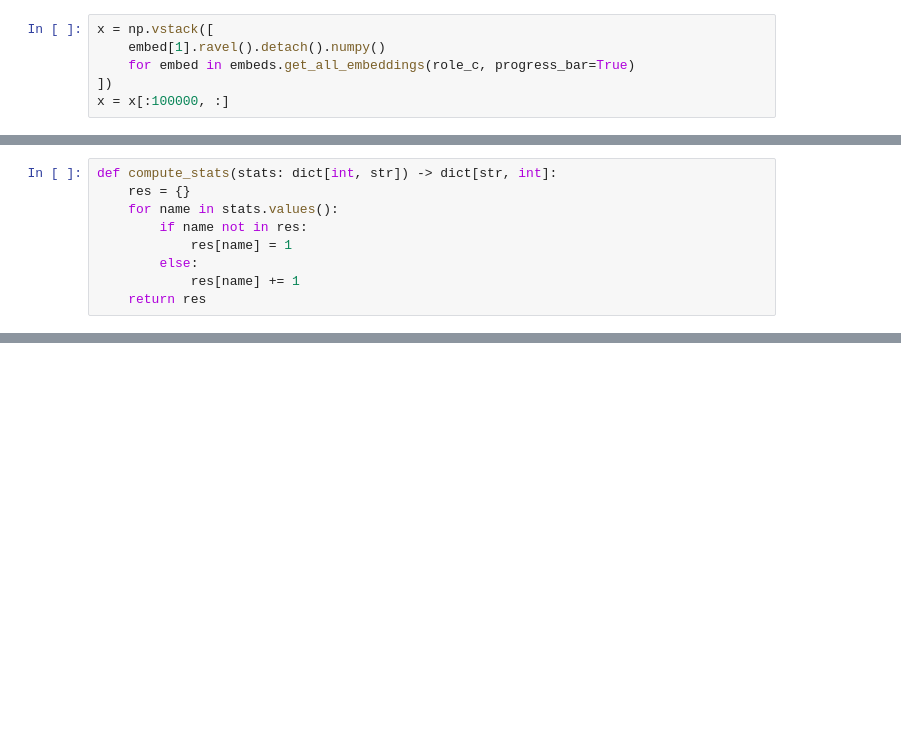
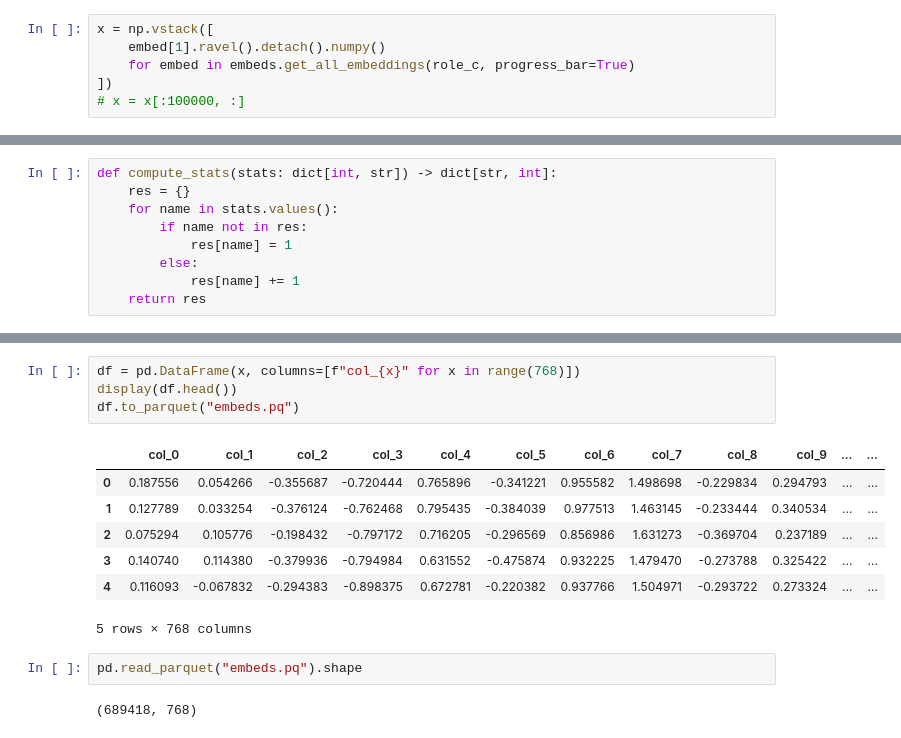
Before and after one commit to mr-birkenblatt/clotho, a Jupyter notebook: notebooks/fann.ipynb, the cells around one changed output, grey strips where cells are left out. Cells and saved outputs as stored; diff of their text form; blank space fills up the shorter version.

```diff
--- a/notebooks/fann.ipynb
+++ b/notebooks/fann.ipynb
@@ -31,7 +31,7 @@ x = np.vstack([
     embed[1].ravel().detach().numpy()
     for embed in embeds.get_all_embeddings(role_c, progress_bar=True)
 ])
-x = x[:100000, :]
+# x = x[:100000, :]
 # %%
 x.shape
 # %% [output]
@@ -564,0 +499,16 @@ len(cmp_nums), np.std(cmp_nums), np.mean(cmp_nums), max(cmp_nums), min(cmp_nums)
+# %%
+df = pd.DataFrame(x, columns=[f"col_{x}" for x in range(768)])
+display(df.head())
+df.to_parquet("embeds.pq")
+# %% [output]
+|  | col_0 | col_1 | col_2 | col_3 | col_4 | col_5 | col_6 | col_7 | col_8 | col_9 | ... | ... |
+| 0 | 0.187556 | 0.054266 | -0.355687 | -0.720444 | 0.765896 | -0.341221 | 0.955582 | 1.498698 | -0.229834 | 0.294793 | ... | ... |
+| 1 | 0.127789 | 0.033254 | -0.376124 | -0.762468 | 0.795435 | -0.384039 | 0.977513 | 1.463145 | -0.233444 | 0.340534 | ... | ... |
+| 2 | 0.075294 | 0.105776 | -0.198432 | -0.797172 | 0.716205 | -0.296569 | 0.856986 | 1.631273 | -0.369704 | 0.237189 | ... | ... |
+| 3 | 0.140740 | 0.114380 | -0.379936 | -0.794984 | 0.631552 | -0.475874 | 0.932225 | 1.479470 | -0.273788 | 0.325422 | ... | ... |
+| 4 | 0.116093 | -0.067832 | -0.294383 | -0.898375 | 0.672781 | -0.220382 | 0.937766 | 1.504971 | -0.293722 | 0.273324 | ... | ... |
+5 rows × 768 columns
+# %%
+pd.read_parquet("embeds.pq").shape
+# %% [output]
+(689418, 768)
```
Also changed, not shown: parts of 16 cells of this notebook.
